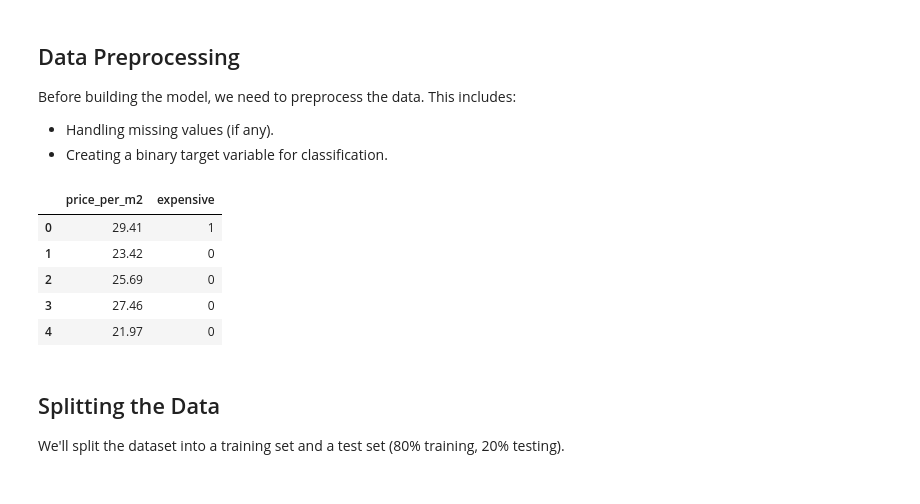
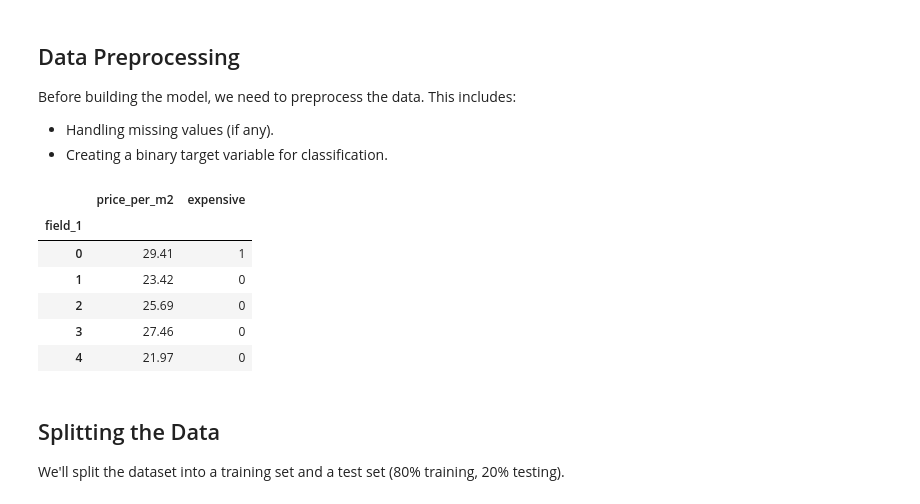
Before and after one commit to watson222-2/python_machine_learning_basics, a Jupyter notebook: Logistic_Regression/logistic_regression_apartment_data.ipynb, the cells around one changed output. Saved outputs shown, nothing was run; the diff lists cells and outputs as text; code cells hidden in the pictures.

```diff
--- a/Logistic_Regression/logistic_regression_apartment_data.ipynb
+++ b/Logistic_Regression/logistic_regression_apartment_data.ipynb
@@ -32,7 +32,9 @@ u:\Lektionen\GitHub_Repositories\python_machine_learning_basics\Logistic_Regress
 ## Import Data
 # %%
 # Load dataset
-df = pd.read_csv('./Data/apartments_data_enriched_cleaned.csv', delimiter=';')
+df = pd.read_csv('./Data/apartments_data_enriched_cleaned.csv',
+                 delimiter=';',
+                 index_col=0)
 
 # Display dataset
 df.head()
@@ -52,16 +55,19 @@ Before building the model, we need to preprocess the data. This includes:
 - Creating a binary target variable for classification.
 # %%
 # Check for missing values
-df.isnull().sum()
+df.isna().sum()
 
 # For simplicity, let's define an 'expensive' apartment as one with a price_per_m2 greater than the median
 median_price_per_m2 = df['price_per_m2'].median()
+
+# Create a new column 'expensive' that is 1 if the price_per_m2 is greater than the median, and 0 otherwise
 df['expensive'] = (df['price_per_m2'] > median_price_per_m2).astype(int)
 
 # Display the updated dataframe
 df[['price_per_m2', 'expensive']].head()
 # %% [output]
 |  | price_per_m2 | expensive |
+| field_1 |  |  |
 | 0 | 29.41 | 1 |
 | 1 | 23.42 | 0 |
 | 2 | 25.69 | 0 |
```
Also changed, not shown: parts of 3 cells of this notebook, 2 other files.
